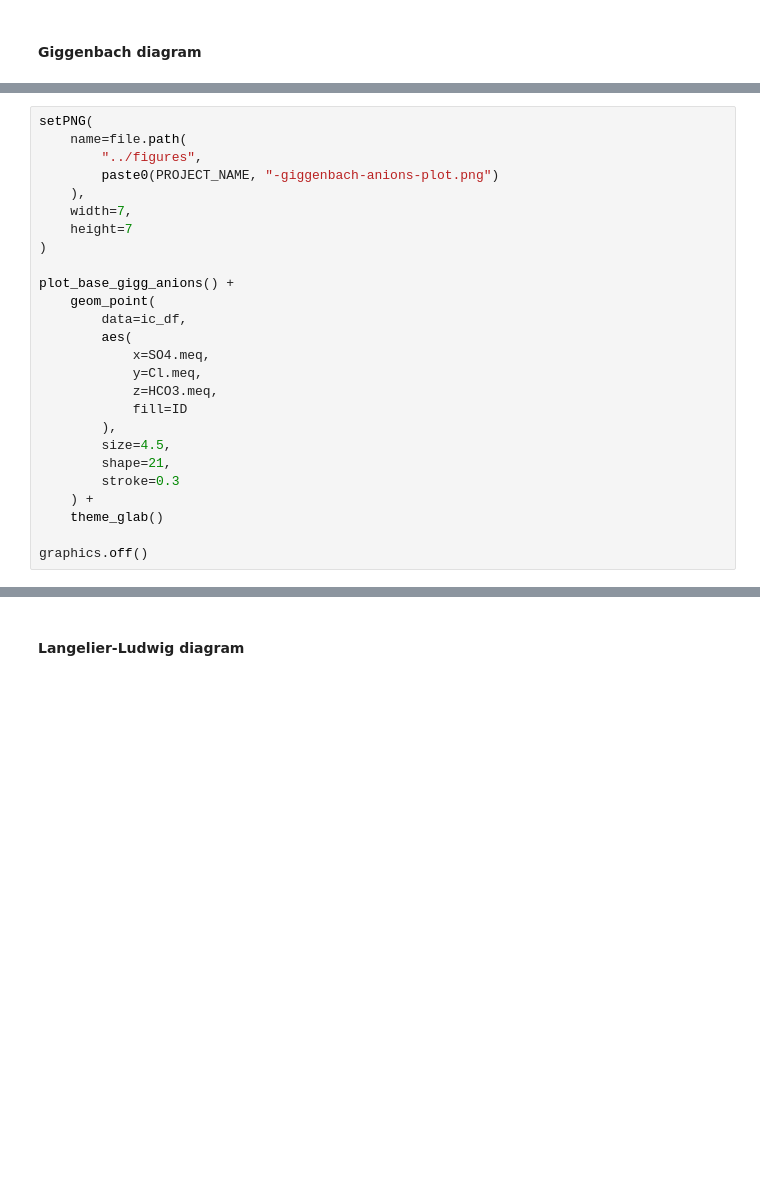
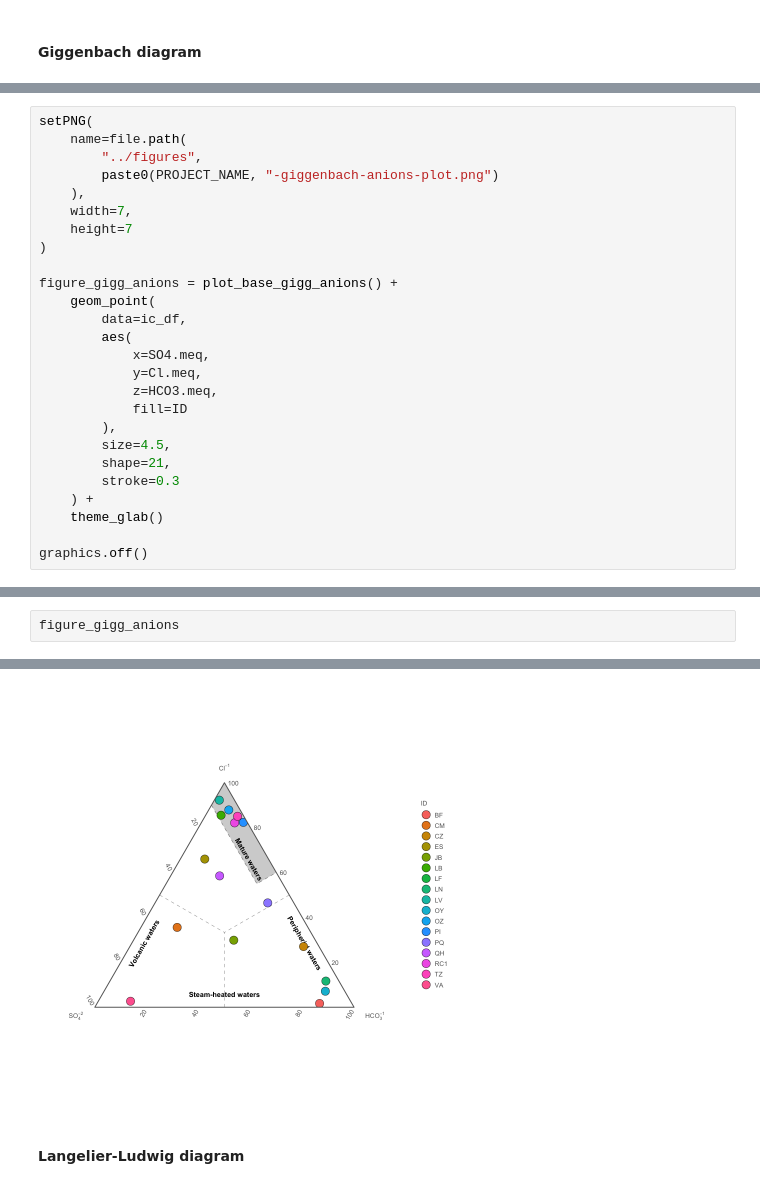
Before and after one commit to giovannellilab/geochem, a Jupyter notebook: notebooks/ARG23.ipynb, the cells around one changed output, grey strips where cells are left out. Cells and saved outputs as stored; diff of their text form; blank space fills up the shorter version.

```diff
--- a/notebooks/ARG23.ipynb
+++ b/notebooks/ARG23.ipynb
@@ -347,7 +351,7 @@ setPNG(
     height=7
 )
 
-plot_base_gigg_anions() +
+figure_gigg_anions = plot_base_gigg_anions() +
     geom_point(
         data=ic_df,
         aes(
@@ -377,0 +380,3 @@ Warning message:
+# %%
+figure_gigg_anions
+# %% [output]
@@ -378,3 +385,4 @@ Warning message:
+[figure, added]
 # %% [markdown]
 #### Langelier-Ludwig diagram
 # %%
```
Also changed, not shown: parts of 12 cells of this notebook.
